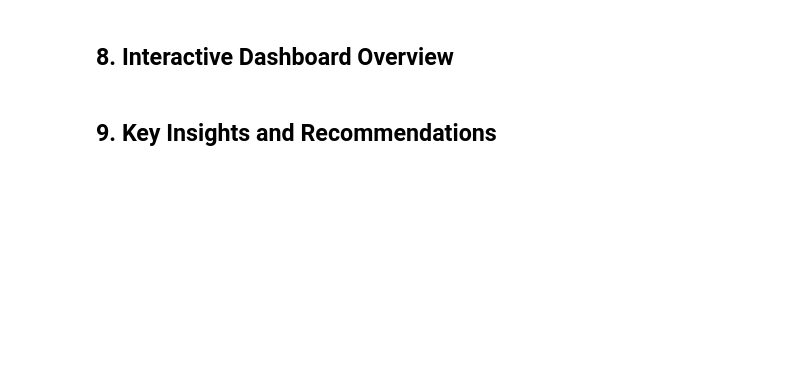
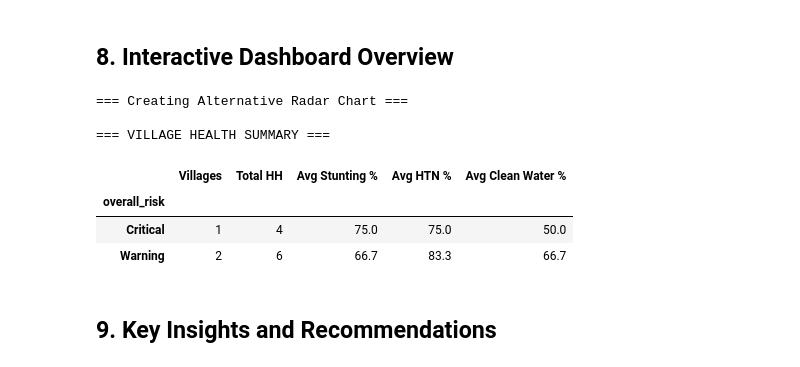
Before and after one commit to x1nx3r/digital-twin, a Jupyter notebook: data_analysis.ipynb, the cells around one changed output. Drawn from its saved outputs; the diff is of its cells as text; code cells hidden in the pictures; blank space fills up the shorter version.

```diff
--- a/data_analysis.ipynb
+++ b/data_analysis.ipynb
@@ -384,16 +497,18 @@ print(f"Stunting Program: {stunting_cost_effectiveness:,.0f} IDR per HAZ point i
 # %% [markdown]
 ## 8. Interactive Dashboard Overview
 # %%
+# Replace cell 12 (Interactive Dashboard Overview) with this corrected version:
+
 # Create interactive dashboard using Plotly
 from plotly.subplots import make_subplots
 import plotly.graph_objects as go
 
-# Create subplot structure
+# Create subplot structure - using "polar" instead of "radar"
 fig = make_subplots(
     rows=2, cols=2,
     subplot_titles=('Village Risk Assessment', 'Health Indicators by Village',
                    'Program Coverage', 'Cost vs Effectiveness'),
-    specs=[[{"type": "bar"}, {"type": "radar"}],
+    specs=[[{"type": "bar"}, {"type": "polar"}],
            [{"type": "bar"}, {"type": "scatter"}]]
 )
 
@@ -404,11 +519,12 @@ colors = [risk_colors_map[risk] for risk in village_df['overall_risk']]
 fig.add_trace(
     go.Bar(x=village_df['dusun'], y=village_df['health_risk_score'],
            marker_color=colors, name='Risk Score',
-           text=village_df['overall_risk'], textposition='outside'),
+           text=village_df['overall_risk'], textposition='outside',
+           showlegend=False),
     row=1, col=1
 )
 
-# 2. Radar chart for health indicators
+# 2. Radar chart for health indicators - using Scatterpolar
 categories = ['Stunting Prev.', 'HTN Prev.', 'Clean Water', 'Sanitation', 'Income Level']
 
 for idx, dusun in enumerate(village_df['dusun']):
@@ -427,7 +543,8 @@ for idx, dusun in enumerate(village_df['dusun']):
             theta=categories,
             fill='toself',
             name=dusun,
-            line_color=px.colors.qualitative.Set1[idx]
+            line_color=px.colors.qualitative.Set1[idx],
+            opacity=0.7
         ),
         row=1, col=2
     )
@@ -452,7 +569,8 @@ coverage_data['Coverage_Pct'] = (coverage_data['Offered'] / coverage_data['Total
 
 fig.add_trace(
     go.Bar(x=coverage_data['Program'], y=coverage_data['Coverage_Pct'],
-           name='Coverage %', marker_color='lightblue'),
+           name='Coverage %', marker_color='lightblue',
+           showlegend=False),
     row=2, col=1
 )
 
@@ -468,7 +586,7 @@ fig.add_trace(
     go.Scatter(x=programs_cost_eff['Annual_Cost'], y=programs_cost_eff['Effectiveness'],
                mode='markers+text', text=programs_cost_eff['Program'],
                textposition='top center', marker_size=15,
-               name='Programs'),
+               name='Programs', marker_color='red'),
     row=2, col=2
 )
 
@@ -476,33 +594,86 @@ fig.add_trace(
 fig.update_layout(
     title_text="Village Health Digital Twin - Dashboard Overview",
     title_x=0.5,
     height=800,
     showlegend=True
 )
 
 # Update axes labels
 fig.update_xaxes(title_text="Village", row=1, col=1)
 fig.update_yaxes(title_text="Risk Score", row=1, col=1)
 
+# Update polar chart
+fig.update_polars(
+    radialaxis=dict(visible=True, range=[0, 100]),
+    row=1, col=2
+)
+
 fig.update_xaxes(title_text="Program", row=2, col=1)
 fig.update_yaxes(title_text="Coverage (%)", row=2, col=1)
 
 fig.update_xaxes(title_text="Annual Cost (IDR)", row=2, col=2)
 fig.update_yaxes(title_text="Effectiveness Score", row=2, col=2)
 
 fig.show()
+
+# Alternative: Create separate radar chart if the above doesn't work well
+print("\n=== Creating Alternative Radar Chart ===")
+
+# Standalone radar chart for better visualization
+radar_fig = go.Figure()
+
+for idx, dusun in enumerate(village_df['dusun']):
+    row_data = village_df[village_df['dusun'] == dusun].iloc[0]
+    values = [
+        row_data['stunting_prevalence'],
+        row_data['htn_prevalence'],
+        row_data['clean_water_pct'],
+        row_data['sanitation_pct'],
+        100 - row_data['low_income_pct'],
+        row_data['stunting_prevalence']  # Close the radar
+    ]
+
+    categories_closed = categories + [categories[0]]  # Close the radar
+
+    radar_fig.add_trace(go.Scatterpolar(
+        r=values,
+        theta=categories_closed,
+        fill='toself',
+        name=dusun,
+        line_color=px.colors.qualitative.Set1[idx]
+    ))
+
+radar_fig.update_layout(
+    polar=dict(
+        radialaxis=dict(
+            visible=True,
+            range=[0, 100]
+        )),
+    title="Health Indicators Comparison by Village",
+    showlegend=True
+)
+
+radar_fig.show()
 
 # Summary statistics table
 print("\n=== VILLAGE HEALTH SUMMARY ===")
 summary_stats = village_df.groupby('overall_risk').agg({
     'dusun': 'count',
     'total_households': 'sum',
     'stunting_prevalence': 'mean',
     'htn_prevalence': 'mean',
     'clean_water_pct': 'mean'
 }).round(1)
 summary_stats.columns = ['Villages', 'Total HH', 'Avg Stunting %', 'Avg HTN %', 'Avg Clean Water %']
 display(summary_stats)
+# %% [output]
+=== Creating Alternative Radar Chart ===
+
+=== VILLAGE HEALTH SUMMARY ===
+|  | Villages | Total HH | Avg Stunting % | Avg HTN % | Avg Clean Water % |
+| overall_risk |  |  |  |  |  |
+| Critical | 1 | 4 | 75.0 | 75.0 | 50.0 |
+| Warning | 2 | 6 | 66.7 | 83.3 | 66.7 |
 # %% [markdown]
 ## 9. Key Insights and Recommendations
 # %%
```
Also changed, not shown: parts of 12 cells of this notebook.
